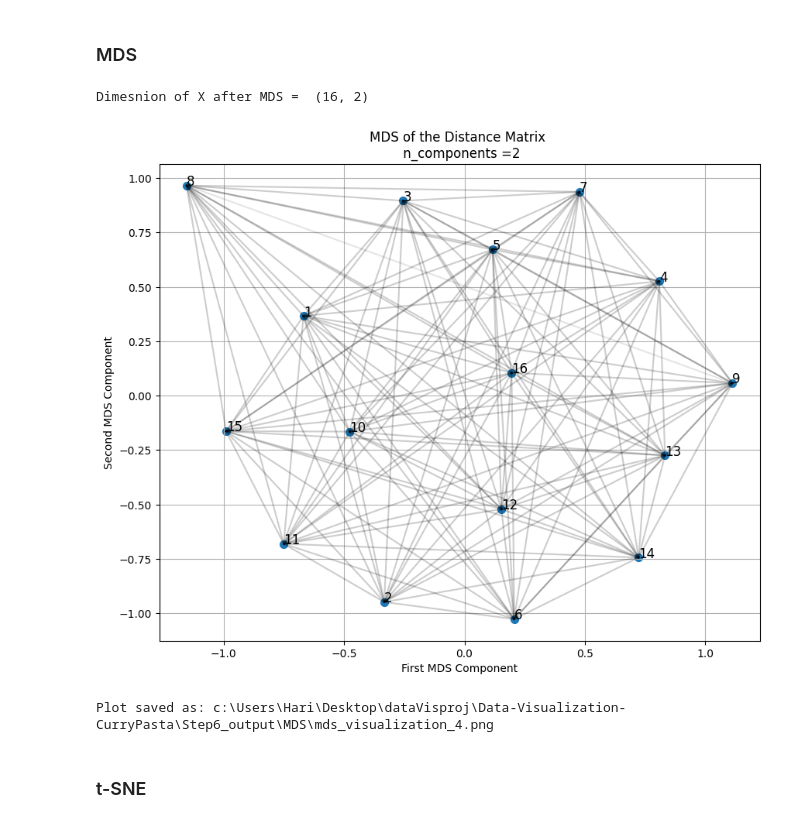
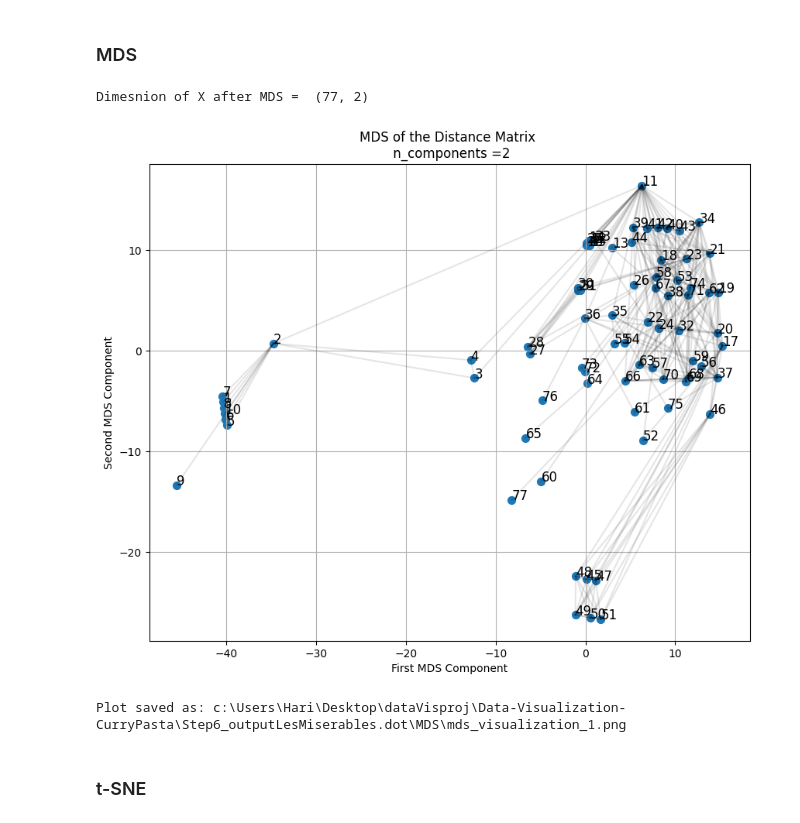
Before and after one commit to Prat2420/Data-Visualization-CurryPasta, a Jupyter notebook: Notebooks/Step_6_v1.ipynb, the cells around one changed output. Cells and saved outputs as stored; diff of their text form; code cells hidden in the pictures.

```diff
--- a/Notebooks/Step_6_v1.ipynb
+++ b/Notebooks/Step_6_v1.ipynb
@@ -219,7 +219,9 @@ def plot_distance_matrix_with_weights(distance_matrix, node_ids=None, cmap='viri
 ## take the input graph and compute similarity matrix using graph-theoretic distance
 # %%
 # Load the graph directly with NetworkX
-nx_graph = nx.nx_pydot.read_dot(data_name_7)
+data_name = data_name_2
+dataforfile = os.path.basename(data_name)
+nx_graph = nx.nx_pydot.read_dot(data_name)
 
 # Check graph type
 is_directed = nx.is_directed(nx_graph)
@@ -385,37 +394,37 @@ for i in range(len(mds_distance_matrix_reduced)):
                  (mds_distance_matrix_reduced[i, 0], mds_distance_matrix_reduced[i, 1]),
                  fontsize=12)
 
 plt.title("MDS of the Distance Matrix \n n_components =" + str(n_components))
 plt.xlabel("First MDS Component")
 plt.ylabel("Second MDS Component")
 plt.grid(True)
 
 # Define the output path
 parent_dir = os.path.dirname(os.getcwd())
-mds_output_dir = os.path.join(parent_dir, "Step6_output", "MDS")
+mds_output_dir = os.path.join(parent_dir, "Step6_output"+ dataforfile, "MDS")
 
 # Function to get next available file number
 def get_next_file_number():
     existing_files = [f for f in os.listdir(mds_output_dir)
                      if f.startswith('mds_visualization_') and f.endswith('.png')]
     if not existing_files:
         return 1
     numbers = [int(f.split('_')[2].split('.')[0]) for f in existing_files]
     return max(numbers) + 1
 
 # Save the plot with incremental number
 file_number = get_next_file_number()
 output_file = os.path.join(mds_output_dir, f"mds_visualization_{file_number}.png")
 plt.savefig(output_file, dpi=300, bbox_inches='tight')
 
 # Show the plot after saving
 plt.show()
 
 print(f"Plot saved as: {output_file}")
 # %% [output]
-Dimesnion of X after MDS =  (16, 2)
+Dimesnion of X after MDS =  (77, 2)
-[figure, old version]
+[figure, new version]
-Plot saved as: c:\Users\Hari\Desktop\dataVisproj\Data-Visualization-CurryPasta\Step6_output\MDS\mds_visualization_4.png
+Plot saved as: c:\Users\Hari\Desktop\dataVisproj\Data-Visualization-CurryPasta\Step6_outputLesMiserables.dot\MDS\mds_visualization_1.png
 # %% [markdown]
 ### t-SNE
 # %%
```
Also changed, not shown: parts of 6 cells of this notebook.
